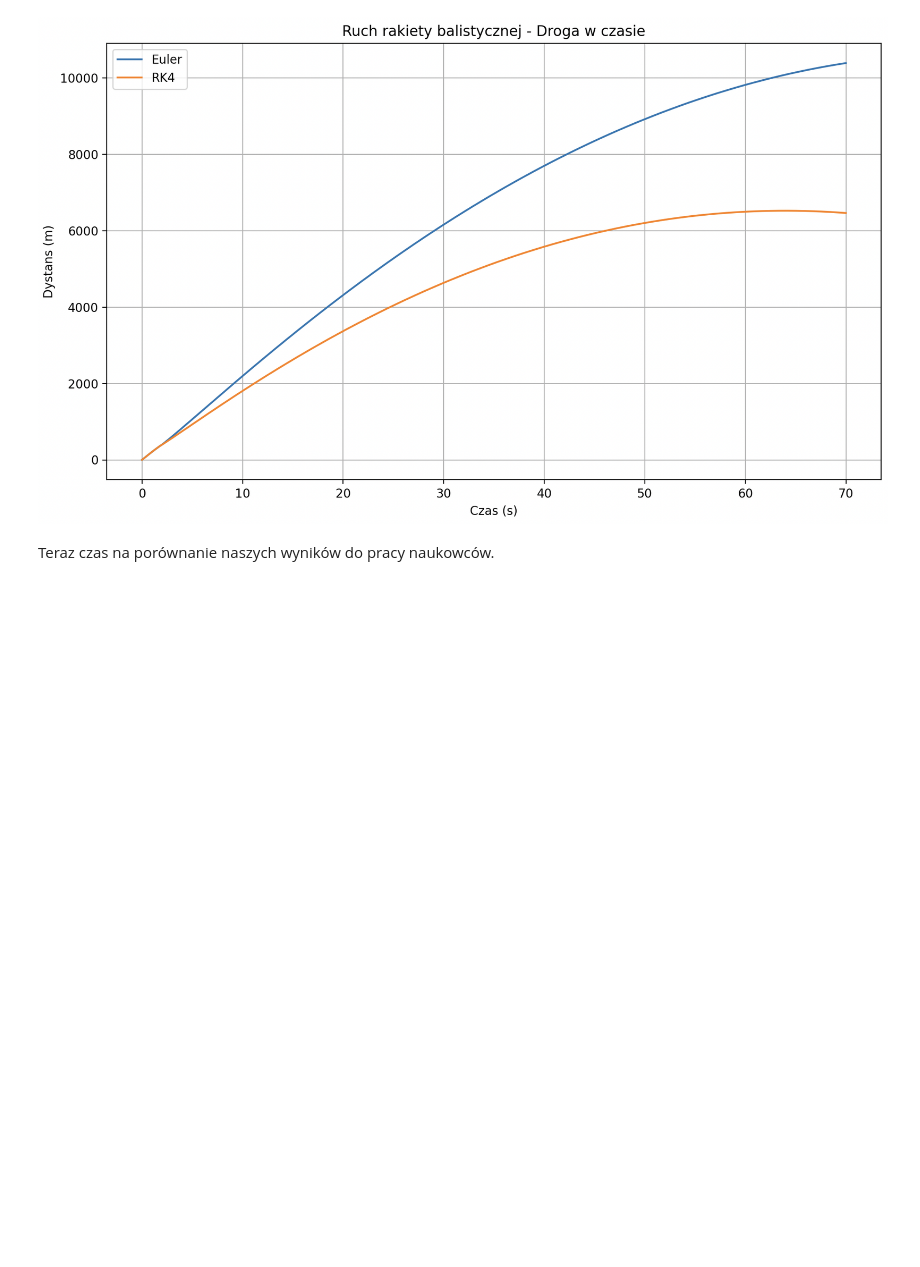
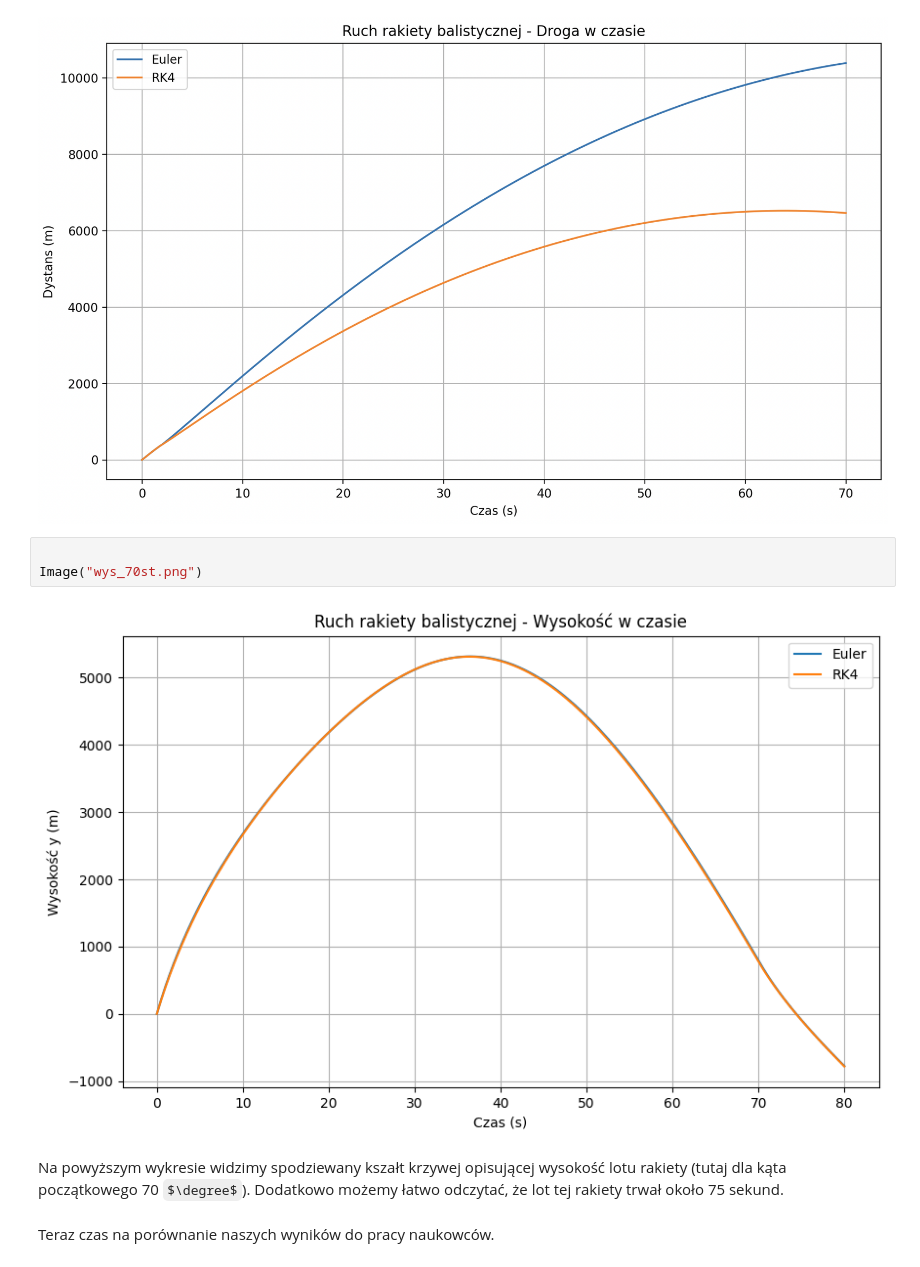
Before and after one commit to MariaNowacka/projekt_rozniczki, a Jupyter notebook: ostateczna.ipynb, the cells around one changed output. Saved outputs shown, nothing was run; the diff lists cells and outputs as text; some formulas as TeX source; blank space fills up the shorter version.

```diff
--- a/ostateczna.ipynb
+++ b/ostateczna.ipynb
@@ -689,6 +690,13 @@ Image("wykres_droga2.png")
 Image("wykres_droga.png")
 # %% [output]
 [figure]
+# %%
+
+Image("wys_70st.png")
+# %% [output]
+[figure, added]
+# %% [markdown]
+Na powyższym wykresie widzimy spodziewany kszałt krzywej opisującej wysokość lotu rakiety (tutaj dla kąta początkowego 70 $\degree$). Dodatkowo możemy łatwo odczytać, że lot tej rakiety trwał około 75 sekund.
 # %% [markdown]
 Teraz czas na porównanie naszych wyników do pracy naukowców.
 # %% [markdown]
```
Also changed, not shown: parts of 6 cells of this notebook.
